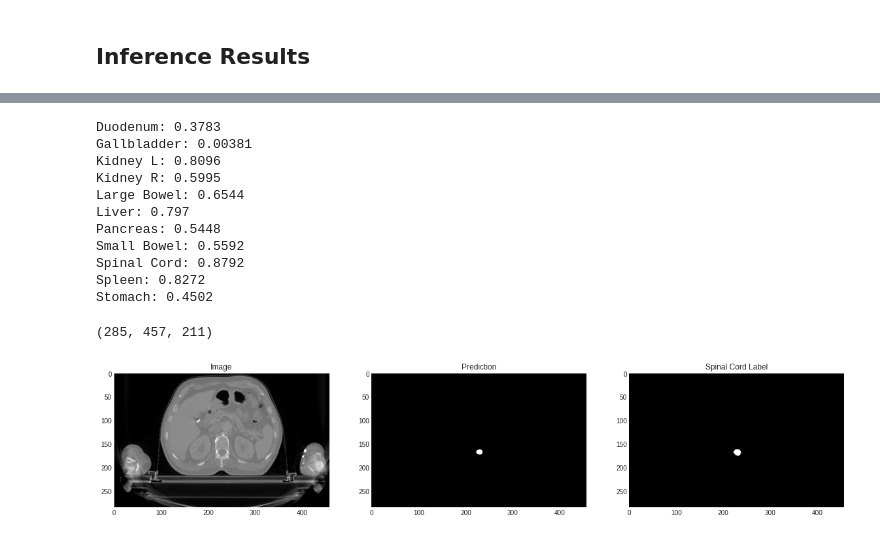
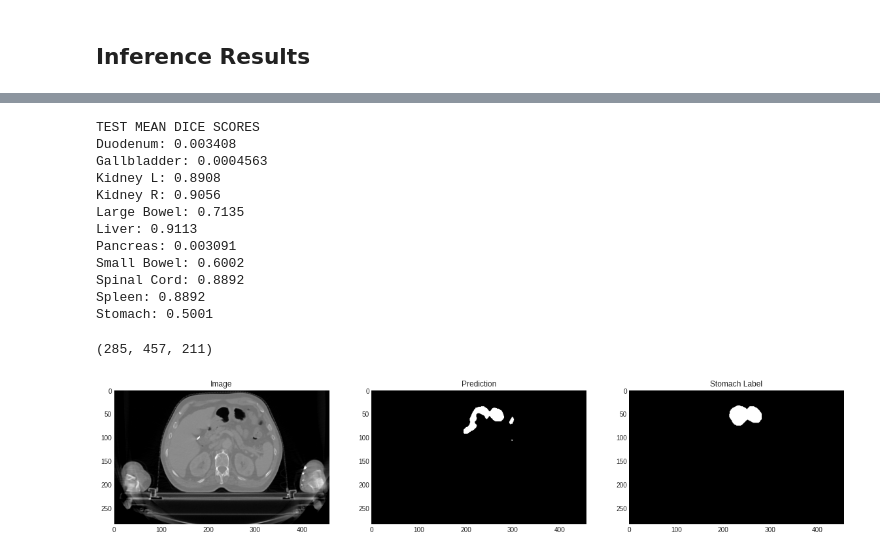
Before and after one commit to junayednaushad/ModelsGenesis, a Jupyter notebook: pytorch/test.ipynb, the cells around one changed output, grey strips where cells are left out. Saved outputs shown, nothing was run; the diff lists cells and outputs as text; code cells hidden in the pictures.

```diff
--- a/pytorch/test.ipynb
+++ b/pytorch/test.ipynb
@@ -16,7 +16,7 @@ plt.style.use('seaborn-dark')
 # %% [markdown]
 ## Hyperparamters
 # %%
-os.environ['CUDA_VISIBLE_DEVICES'] = '1'
+os.environ['CUDA_VISIBLE_DEVICES'] = '0,1'
 DEVICE = torch.device('cuda:0' if torch.cuda.is_available() else 'cpu')
 print(DEVICE)
 
@@ -38,8 +38,8 @@ DEPTH = 64
 
 LEARNING_RATE = 1e-4
 WEIGHT_DECAY = 1e-4
-BATCH_SIZE = 1
-NUM_EPOCHS = 30
+BATCH_SIZE = 4
+NUM_EPOCHS = 50
 SAVE_N = 5
 NUM_WORKERS = 2
 PIN_MEMORY = True
@@ -369,8 +353,12 @@ root = '/media/hdd10tb/junayedn/private_abdomen/3d_preprocessed'
 test_eid_file = '/home/junayedn/ModelsGenesis/pytorch/split/abdomen_val.csv'
 test_eids = pd.read_csv(os.path.join(root, test_eid_file))['eid'].values
 
+pred_dir = '/media/hdd10tb/junayedn/private_abdomen/prediction{}_{}_{}_{}'.format(HEIGHT, WIDTH, DEPTH, BATCH_SIZE)
+if not os.path.exists(pred_dir):
+    os.makedirs(pred_dir)
+
 for idx, eid in enumerate(test_eids):
-    print('{}/{}: {}'.format(idx, len(test_eids), eid))
+    print('{}/{}: {}'.format(idx+1, len(test_eids), eid))
     test_data = InferenceDataset(root, eid)
     test_loader = DataLoader(test_data, batch_size=1, shuffle=False, num_workers=NUM_WORKERS, pin_memory=PIN_MEMORY)
 
@@ -394,7 +382,8 @@ for idx, eid in enumerate(test_eids):
 
             img = img.to(DEVICE)
             lbl = lbl.to(DEVICE)
-            pred = model(img)
+            with torch.cuda.amp.autocast():
+                pred = model(img)
 
             lbl = lbl.squeeze().detach().cpu().numpy()
             pred = pred.squeeze().detach().cpu().numpy()
@@ -406,10 +395,7 @@ for idx, eid in enumerate(test_eids):
 
     re_pred[re_pred > 1] = 1
     re_lbl[re_lbl > 1] = 1
-    path = '/media/hdd10tb/junayedn/private_abdomen/prediction{}_{}_{}'.format(HEIGHT, WIDTH, DEPTH)
-    if not os.path.exists(path):
-        os.makedirs(path)
-    np.save(os.path.join(path, eid), {'prediction':re_pred, 'label':re_lbl})
+    np.save(os.path.join(pred_dir, eid), {'prediction':re_pred, 'label':re_lbl})
 # %%
 def torch_dice_coef_loss(y_true, y_pred, smooth=1.):
     y_true_f = torch.flatten(y_true)
@@ -417,7 +403,6 @@ def torch_dice_coef_loss(y_true, y_pred, smooth=1.):
     intersection = torch.sum(y_true_f * y_pred_f)
     return 1. - ((2. * intersection + smooth) / (torch.sum(y_true_f) + torch.sum(y_pred_f) + smooth))
 # %%
-pred_dir = '/media/hdd10tb/junayedn/private_abdomen/prediction{}_{}_{}'.format(HEIGHT, WIDTH, DEPTH)
 mean_roi_dice = np.zeros(NUM_CLASSES)
 
 loop = tqdm(os.listdir(pred_dir))
@@ -435,48 +420,50 @@ print('TEST MEAN DICE SCORES')
 for i, roi in enumerate(ROI_NAMES):
     print('{}: {:.4}'.format(roi, mean_roi_dice[i]))
 # %% [output]
-Duodenum: 0.3783
-Gallbladder: 0.00381
-Kidney L: 0.8096
-Kidney R: 0.5995
-Large Bowel: 0.6544
-Liver: 0.797
-Pancreas: 0.5448
-Small Bowel: 0.5592
-Spinal Cord: 0.8792
-Spleen: 0.8272
-Stomach: 0.4502
+TEST MEAN DICE SCORES
+Duodenum: 0.003408
+Gallbladder: 0.0004563
+Kidney L: 0.8908
+Kidney R: 0.9056
+Large Bowel: 0.7135
+Liver: 0.9113
+Pancreas: 0.003091
+Small Bowel: 0.6002
+Spinal Cord: 0.8892
+Spleen: 0.8892
+Stomach: 0.5001
 # %%
+# pred_dir = '/media/hdd10tb/junayedn/private_abdomen/prediction160_160_64_1'
 img, _ = nrrd.read('/media/hdd10tb/xiangyiy/data/preprocessed/PA021_clean.nrrd')
 img = img.transpose(1,2,0)
 
 maximum = 1000
 minimum = -1000
 img[img > maximum] = maximum
 img[img < minimum] = minimum
 img = (img - minimum) / max(1, (maximum - minimum))
 
 pred_lbl = np.load(os.path.join(pred_dir, 'PA021.npy'), allow_pickle=True).item()
 pred = pred_lbl['prediction']
 lbl = pred_lbl['label']
 
-roi_n = 8
+roi_n = 10
 # label, _ = nrrd.read('/media/hdd10tb/xiangyiy/data/preprocessed/PA021_{}.nrrd'.format(ROI_NAMES[roi_n]))
 # label = label.transpose(1,2,0)
 
 print(img.shape)
 slice_n = 50
 
 fig, ax = plt.subplots(1,3, figsize=(20,20))
 ax[0].imshow(img[:,:,slice_n], cmap='gray')
 ax[0].set_title('Image')
 
 ax[1].imshow(pred[roi_n,:,:,slice_n], cmap='gray')
 ax[1].set_title('Prediction')
 
 ax[2].imshow(lbl[roi_n,:,:,slice_n], cmap='gray')
 ax[2].set_title('{} Label'.format(ROI_NAMES[roi_n]))
 plt.show()
 # %% [output]
 (285, 457, 211)
-[figure, old version]
+[figure, new version]
```
Also changed, not shown: parts of 10 cells of this notebook, 1 other file.
